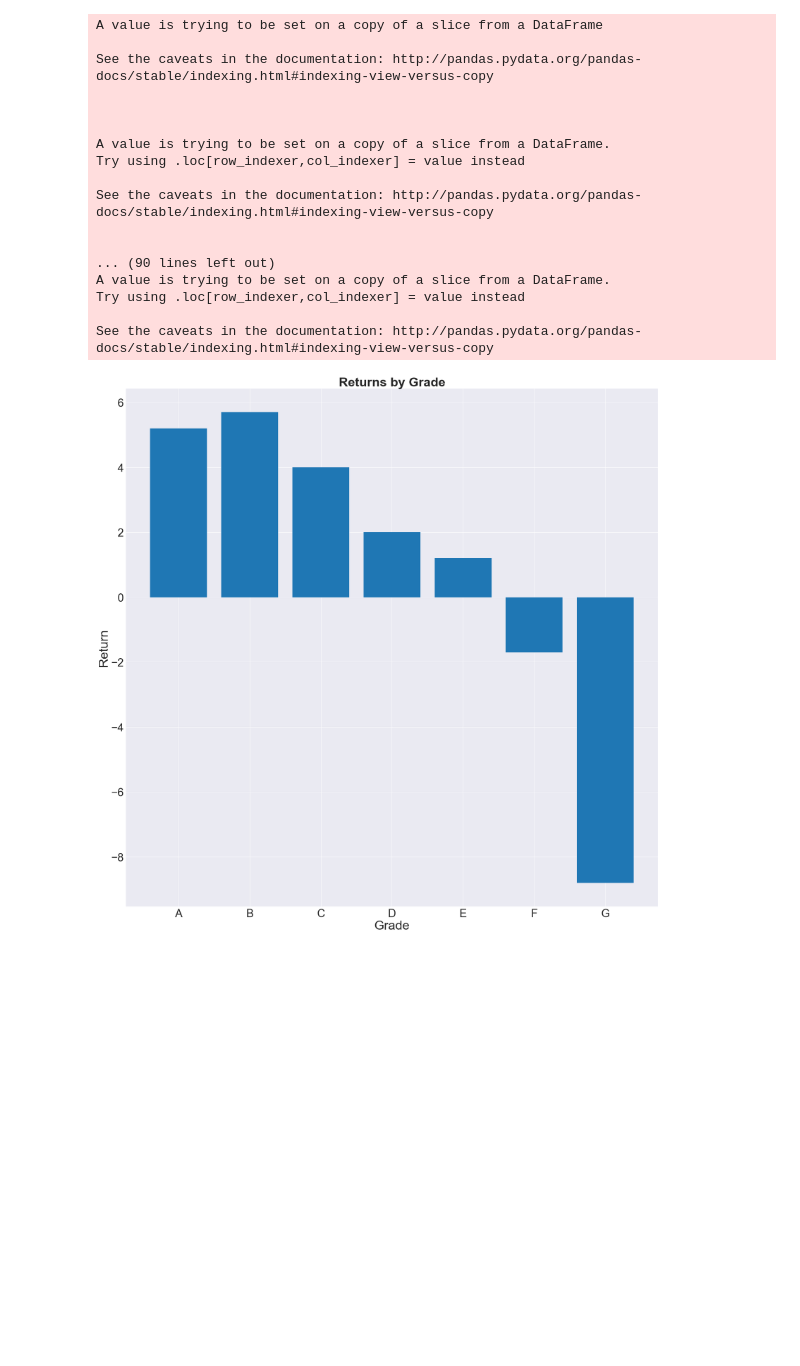
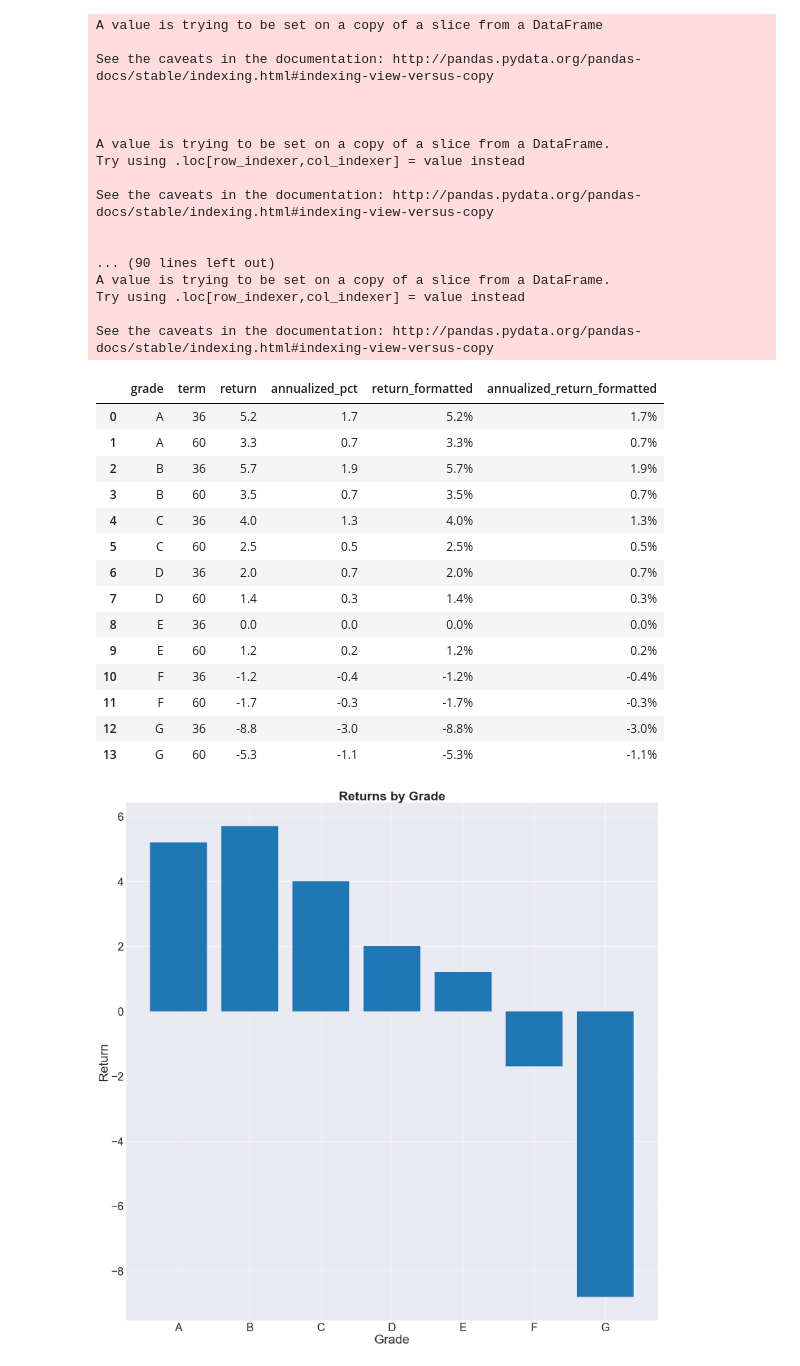
Before and after one commit to ajricks4/lending-club, a Jupyter notebook: Lending_Club_EDA.ipynb, the cells around one changed output. Cells and saved outputs as stored; diff of their text form; code cells hidden in the pictures; blank space fills up the shorter version.

```diff
--- a/Lending_Club_EDA.ipynb
+++ b/Lending_Club_EDA.ipynb
@@ -140,6 +140,24 @@ Try using .loc[row_indexer,col_indexer] = value instead
 See the caveats in the documentation: http://pandas.pydata.org/pandas-docs/stable/indexing.html#indexing-view-versus-copy
 # %%
 returns = LCP.lc_returns(df)
+# %%
+returns
+# %% [output]
+|  | grade | term | return | annualized_pct | return_formatted | annualized_return_formatted |
+| 0 | A | 36 | 5.2 | 1.7 | 5.2% | 1.7% |
+| 1 | A | 60 | 3.3 | 0.7 | 3.3% | 0.7% |
+| 2 | B | 36 | 5.7 | 1.9 | 5.7% | 1.9% |
+| 3 | B | 60 | 3.5 | 0.7 | 3.5% | 0.7% |
+| 4 | C | 36 | 4.0 | 1.3 | 4.0% | 1.3% |
+| 5 | C | 60 | 2.5 | 0.5 | 2.5% | 0.5% |
+| 6 | D | 36 | 2.0 | 0.7 | 2.0% | 0.7% |
+| 7 | D | 60 | 1.4 | 0.3 | 1.4% | 0.3% |
+| 8 | E | 36 | 0.0 | 0.0 | 0.0% | 0.0% |
+| 9 | E | 60 | 1.2 | 0.2 | 1.2% | 0.2% |
+| 10 | F | 36 | -1.2 | -0.4 | -1.2% | -0.4% |
+| 11 | F | 60 | -1.7 | -0.3 | -1.7% | -0.3% |
+| 12 | G | 36 | -8.8 | -3.0 | -8.8% | -3.0% |
+| 13 | G | 60 | -5.3 | -1.1 | -5.3% | -1.1% |
 # %%
 LCP.lc_plot_returns(returns)
 # %% [output]
```
Also changed, not shown: 3 other files.
